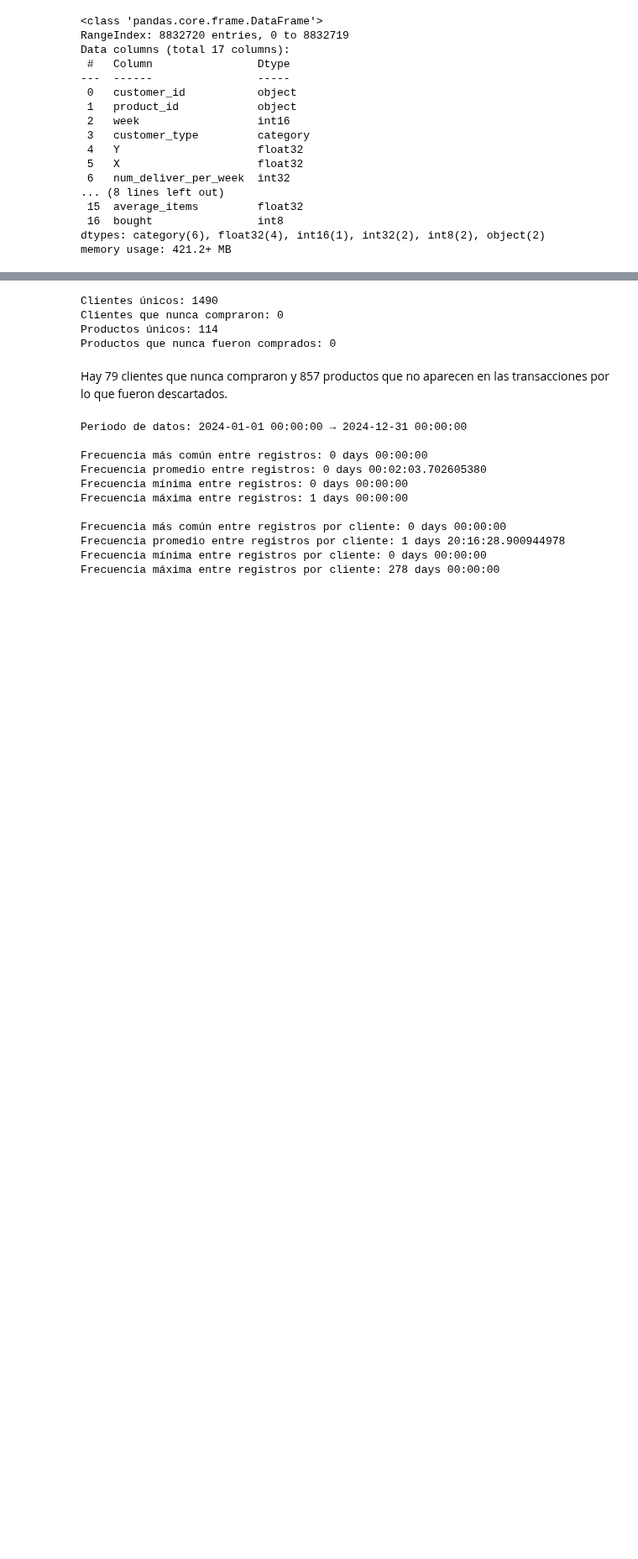
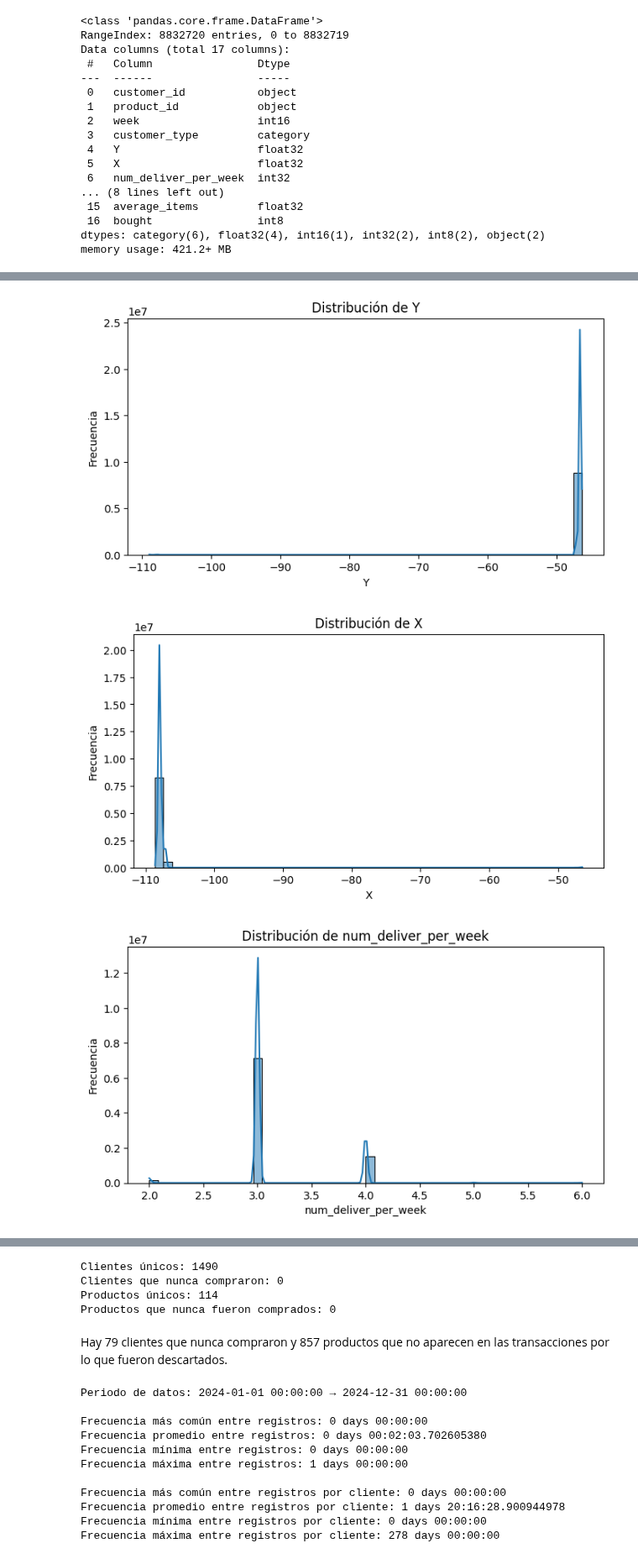
Before and after one commit to fco-marquez/MDS7202_Free_Riders, a Jupyter notebook: entrega1/enunciado_entrega1.ipynb, the cells around one changed output, grey strips where cells are left out. Shown at 84% size. Drawn from its saved outputs; the diff is of its cells as text; code cells hidden in the pictures; blank space fills up the shorter version.

```diff
--- a/entrega1/enunciado_entrega1.ipynb
+++ b/entrega1/enunciado_entrega1.ipynb
@@ -564,0 +594,14 @@ df.describe()
+# %%
+# Distribución de variables numéricas
+numerical_cols = df.select_dtypes(include=['int32', 'int64', 'float32', 'float64', 'int8']).columns.tolist()
+for col in numerical_cols:
+    plt.figure(figsize=(8, 4))
+    sns.histplot(df[col], bins=50, kde=True)
+    plt.title(f"Distribución de {col}")
+    plt.xlabel(col)
+    plt.ylabel("Frecuencia")
+    plt.show()
+# %% [output]
+[figure, added]
+[figure, added]
+[figure, added]
```
Also changed, not shown: parts of 12 cells of this notebook, 1 other file.
